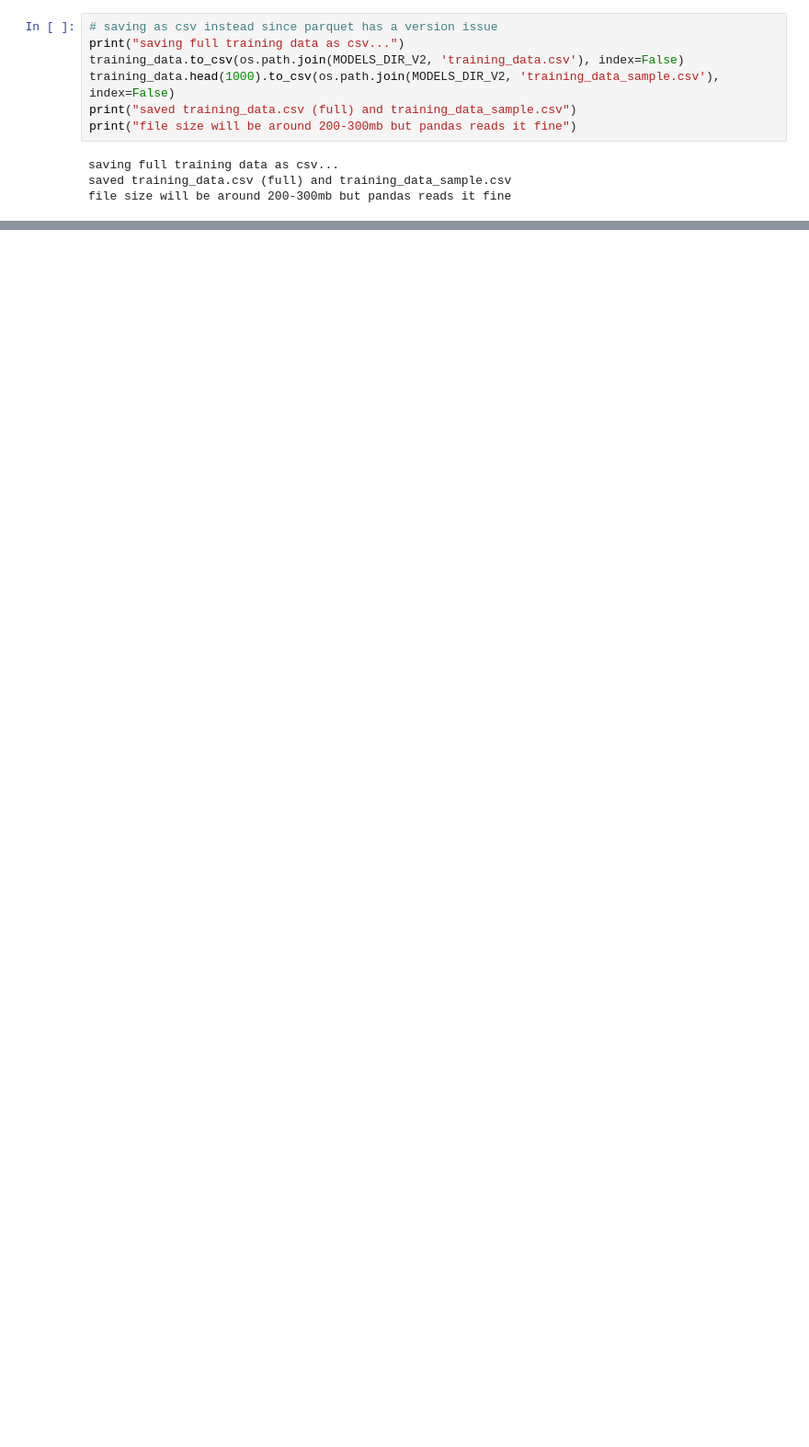
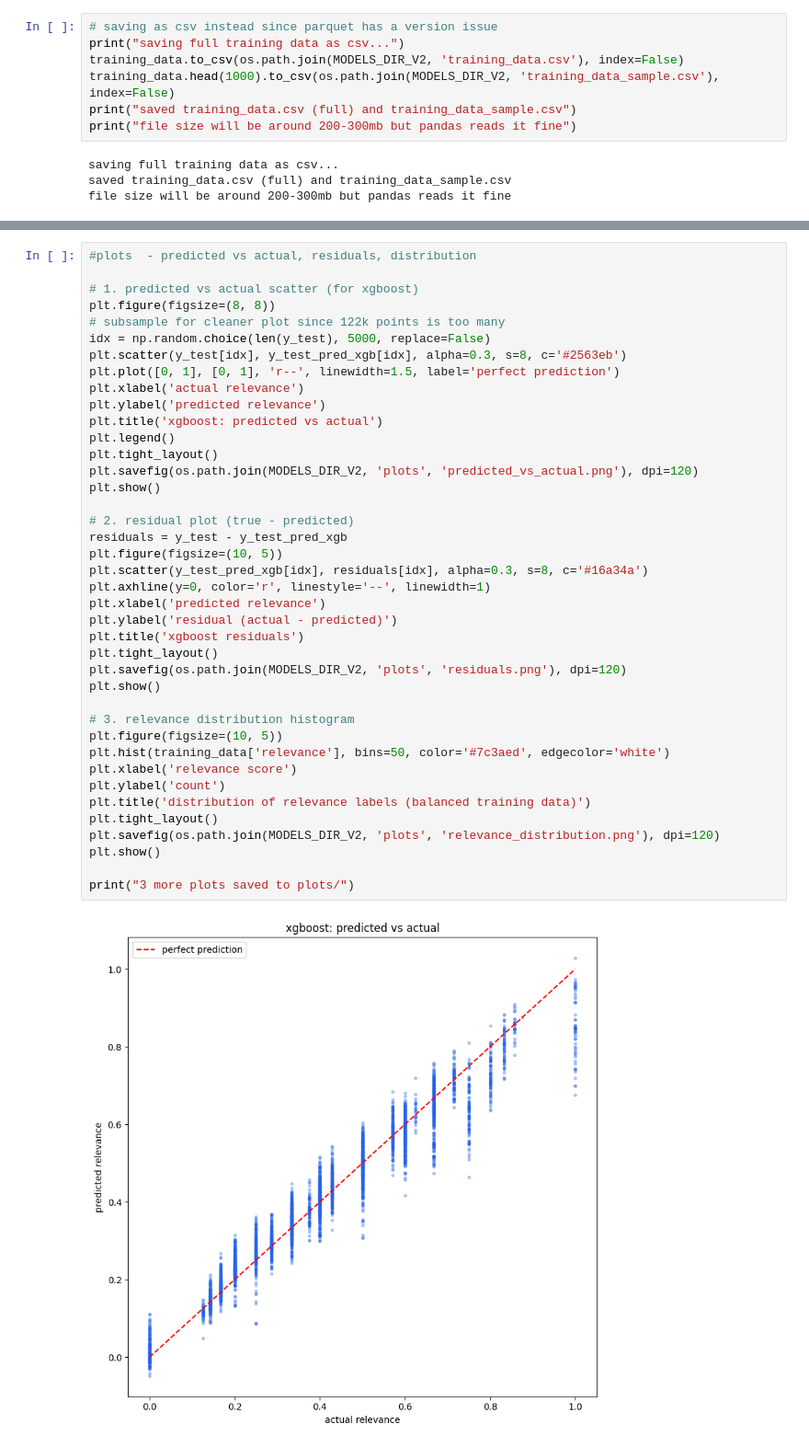
Before and after one commit to Dipannita-Kar/vulnerable-machine-recommendation-system, a Jupyter notebook: notebooks/ai_recommender.ipynb, the cells around one changed output, grey strips where cells are left out. Shown at 92% size. Saved outputs shown, nothing was run; the diff lists cells and outputs as text; blank space fills up the shorter version.

```diff
--- a/notebooks/ai_recommender.ipynb
+++ b/notebooks/ai_recommender.ipynb
@@ -714,0 +837,42 @@ saved training_data.csv and training_data_sample.csv
+# %%
+#plots  - predicted vs actual, residuals, distribution
+
+# 1. predicted vs actual scatter (for xgboost)
+plt.figure(figsize=(8, 8))
+# subsample for cleaner plot since 122k points is too many
+idx = np.random.choice(len(y_test), 5000, replace=False)
+plt.scatter(y_test[idx], y_test_pred_xgb[idx], alpha=0.3, s=8, c='#2563eb')
+plt.plot([0, 1], [0, 1], 'r--', linewidth=1.5, label='perfect prediction')
+plt.xlabel('actual relevance')
+plt.ylabel('predicted relevance')
+plt.title('xgboost: predicted vs actual')
+plt.legend()
+plt.tight_layout()
+plt.savefig(os.path.join(MODELS_DIR_V2, 'plots', 'predicted_vs_actual.png'), dpi=120)
+plt.show()
+
+# 2. residual plot (true - predicted)
+residuals = y_test - y_test_pred_xgb
+plt.figure(figsize=(10, 5))
+plt.scatter(y_test_pred_xgb[idx], residuals[idx], alpha=0.3, s=8, c='#16a34a')
+plt.axhline(y=0, color='r', linestyle='--', linewidth=1)
+plt.xlabel('predicted relevance')
+plt.ylabel('residual (actual - predicted)')
+plt.title('xgboost residuals')
+plt.tight_layout()
+plt.savefig(os.path.join(MODELS_DIR_V2, 'plots', 'residuals.png'), dpi=120)
+plt.show()
+
+# 3. relevance distribution histogram
+plt.figure(figsize=(10, 5))
+plt.hist(training_data['relevance'], bins=50, color='#7c3aed', edgecolor='white')
+plt.xlabel('relevance score')
+plt.ylabel('count')
+plt.title('distribution of relevance labels (balanced training data)')
+plt.tight_layout()
+plt.savefig(os.path.join(MODELS_DIR_V2, 'plots', 'relevance_distribution.png'), dpi=120)
+plt.show()
+
+print("3 more plots saved to plots/")
+# %% [output]
+[figure, added]
```
Also changed, not shown: parts of 11 cells of this notebook, 19 other files.
